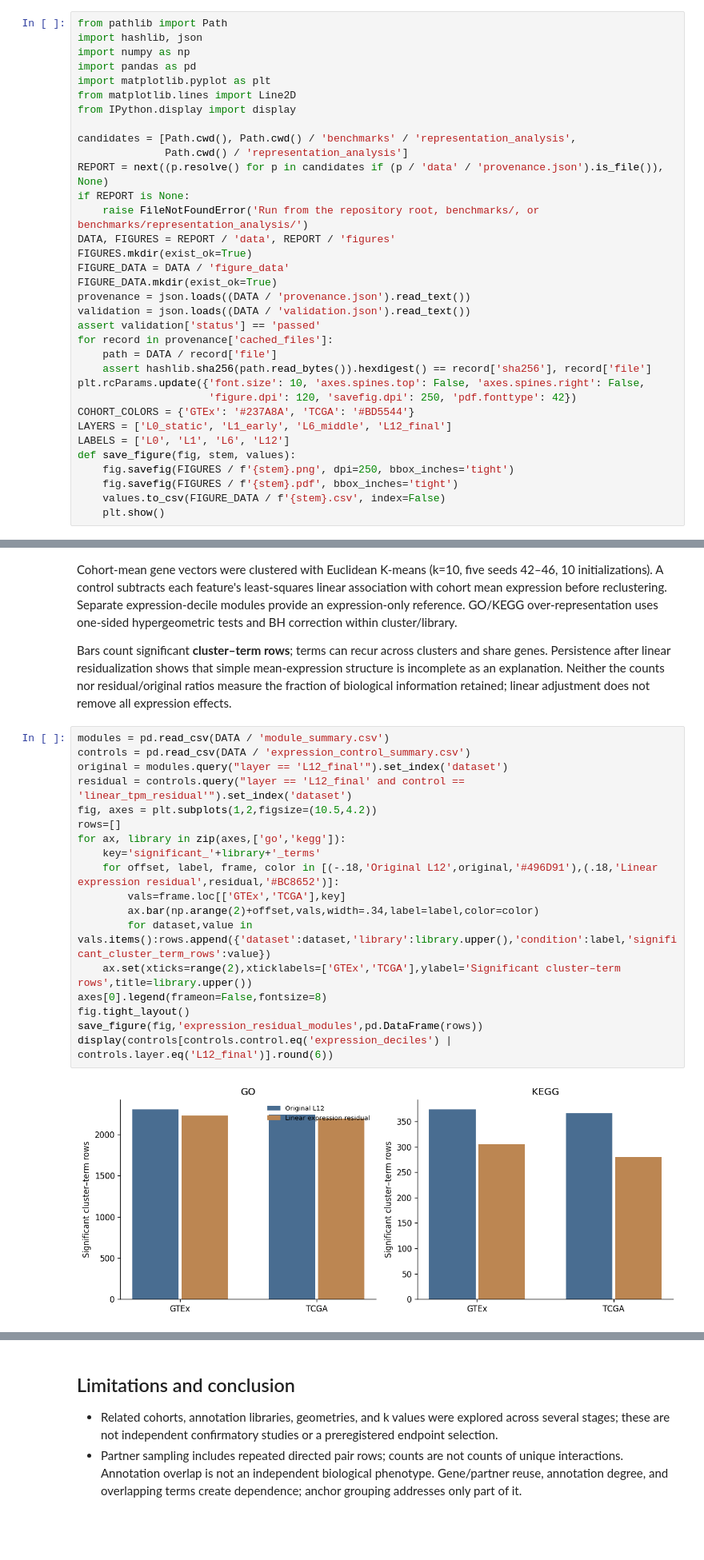
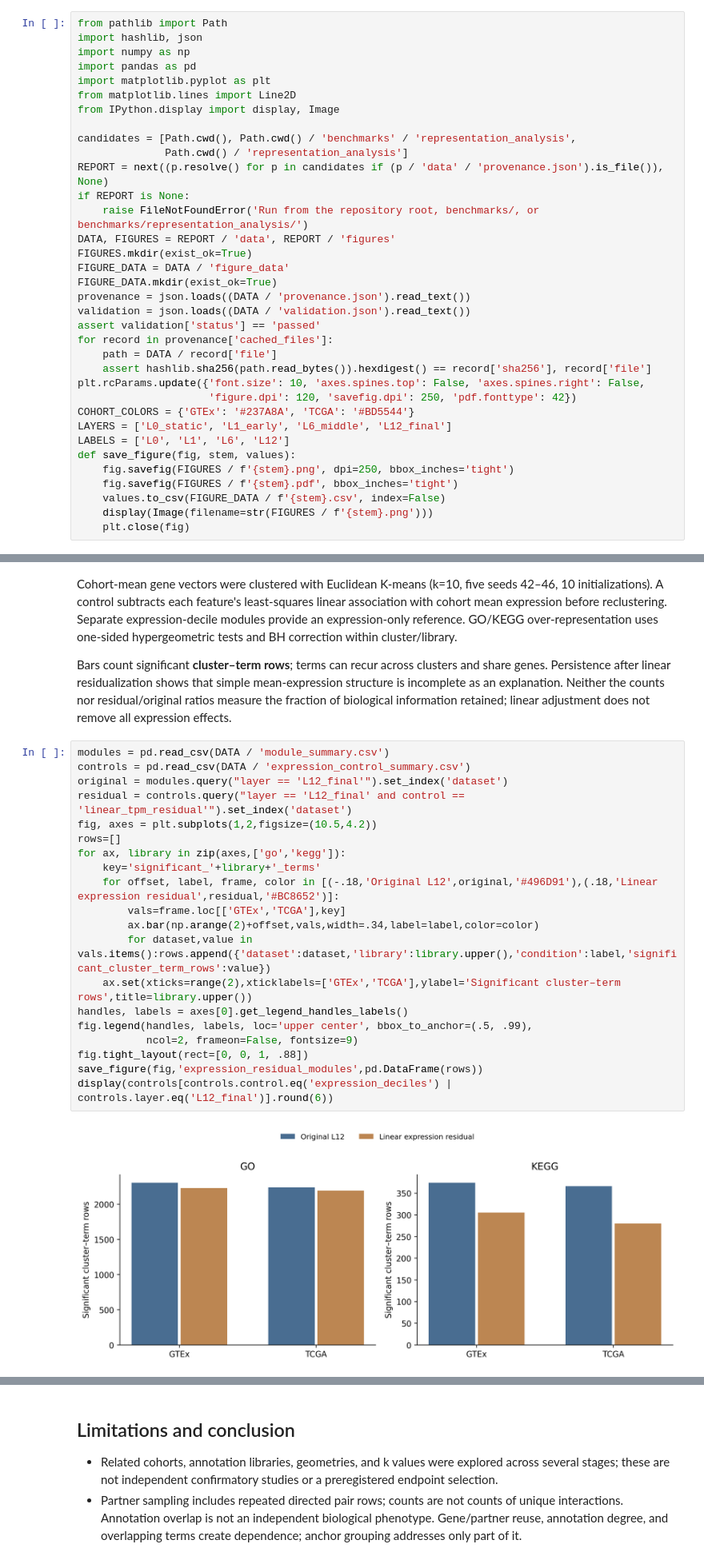
Before and after one commit to alwalt/bridge-rna, a Jupyter notebook: benchmarks/representation_analysis/representation_analysis.ipynb, the cells around one changed output, grey strips where cells are left out. Shown at 80% size. Cells and saved outputs as stored; diff of their text form; blank space fills up the shorter version.

```diff
--- a/benchmarks/representation_analysis/representation_analysis.ipynb
+++ b/benchmarks/representation_analysis/representation_analysis.ipynb
@@ -11,7 +11,7 @@ import numpy as np
 import pandas as pd
 import matplotlib.pyplot as plt
 from matplotlib.lines import Line2D
-from IPython.display import display
+from IPython.display import display, Image
 
 candidates = [Path.cwd(), Path.cwd() / 'benchmarks' / 'representation_analysis',
               Path.cwd() / 'representation_analysis']
@@ -37,7 +37,8 @@ def save_figure(fig, stem, values):
     fig.savefig(FIGURES / f'{stem}.png', dpi=250, bbox_inches='tight')
     fig.savefig(FIGURES / f'{stem}.pdf', bbox_inches='tight')
     values.to_csv(FIGURE_DATA / f'{stem}.csv', index=False)
-    plt.show()
+    display(Image(filename=str(FIGURES / f'{stem}.png')))
+    plt.close(fig)
 # %% [markdown]
 ## Data and methods
 
@@ -296,23 +341,25 @@ Bars count significant **cluster–term rows**; terms can recur across clusters
 # %%
 modules = pd.read_csv(DATA / 'module_summary.csv')
 controls = pd.read_csv(DATA / 'expression_control_summary.csv')
 original = modules.query("layer == 'L12_final'").set_index('dataset')
 residual = controls.query("layer == 'L12_final' and control == 'linear_tpm_residual'").set_index('dataset')
 fig, axes = plt.subplots(1,2,figsize=(10.5,4.2))
 rows=[]
 for ax, library in zip(axes,['go','kegg']):
     key='significant_'+library+'_terms'
     for offset, label, frame, color in [(-.18,'Original L12',original,'#496D91'),(.18,'Linear expression residual',residual,'#BC8652')]:
         vals=frame.loc[['GTEx','TCGA'],key]
         ax.bar(np.arange(2)+offset,vals,width=.34,label=label,color=color)
         for dataset,value in vals.items():rows.append({'dataset':dataset,'library':library.upper(),'condition':label,'significant_cluster_term_rows':value})
     ax.set(xticks=range(2),xticklabels=['GTEx','TCGA'],ylabel='Significant cluster–term rows',title=library.upper())
-axes[0].legend(frameon=False,fontsize=8)
-fig.tight_layout()
+handles, labels = axes[0].get_legend_handles_labels()
+fig.legend(handles, labels, loc='upper center', bbox_to_anchor=(.5, .99),
+           ncol=2, frameon=False, fontsize=9)
+fig.tight_layout(rect=[0, 0, 1, .88])
 save_figure(fig,'expression_residual_modules',pd.DataFrame(rows))
 display(controls[controls.control.eq('expression_deciles') | controls.layer.eq('L12_final')].round(6))
 # %% [output]
-[figure, old version]
+[figure, new version]
 |  | dataset | control | significant_go_terms | significant_kegg_terms | layer | silhouette | stability_ari |
 | 0 | GTEx | expression_deciles | 382 | 73 | NaN | NaN | NaN |
 | 4 | GTEx | linear_tpm_residual | 2229 | 305 | L12_final | 0.019278 | 0.926587 |
```
Also changed, not shown: parts of 5 cells of this notebook, 35 other files.
